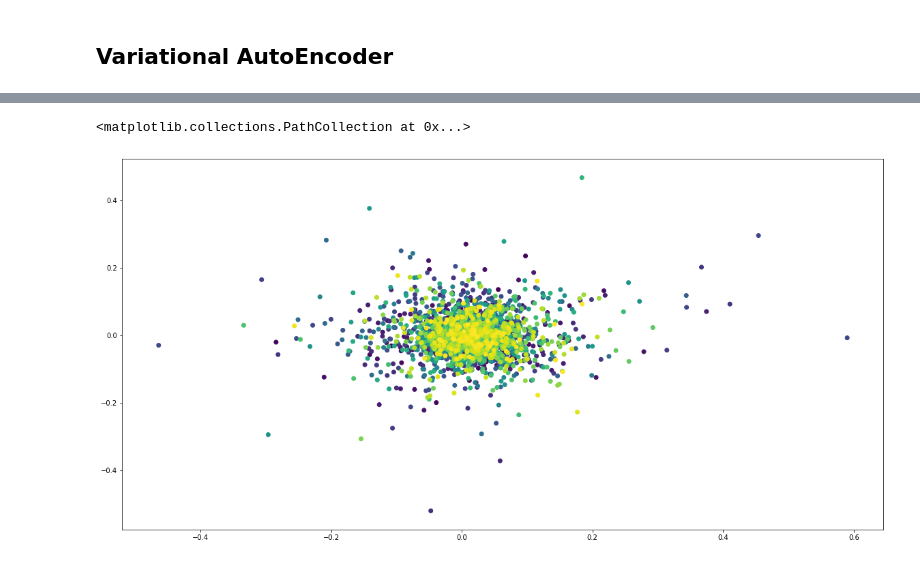
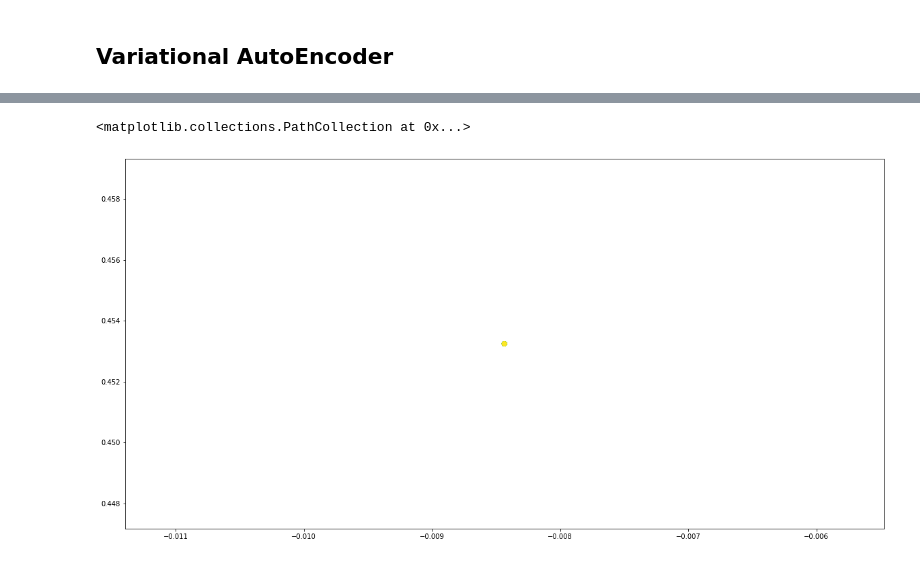
Before and after one commit to cyang389/JointTI, a Jupyter notebook: integration.ipynb, the cells around one changed output, grey strips where cells are left out. Saved outputs shown, nothing was run; the diff lists cells and outputs as text; code cells hidden in the pictures.

```diff
--- a/integration.ipynb
+++ b/integration.ipynb
@@ -187,9 +196,11 @@ def train_ae(model, lamb = 1, similarity = "DPT"):
 def test(model):
     data_loader_test = DataLoader(dataset, batch_size=len(dataset),shuffle=False)
     for data in data_loader_test:
-        _, _, z = model(torch.FloatTensor(data['ATAC']).to(device), data['RNA'].to(device))
+        recon_atac, recon_rna, z = model(torch.FloatTensor(data['ATAC']).to(device), data['RNA'].to(device))
     z = z.detach().cpu().numpy()
-    return z
+    r1 = F.mse_loss(torch.FloatTensor(atac).to(device), recon_atac).item()
+    r2 = F.mse_loss(torch.FloatTensor(rna).to(device), recon_rna).item()
+    return z, r1, r2
 # %% [markdown]
 ## AutoEncoder
 Diffusion map as similarity matrix
@@ -243,6 +239,6 @@ Epoch:  20 Total loss: -0.04086280022548573 Recon RNA loss:  0.01911307627032625
 # %%
-z = test(model_ae)
+z, l1, l2 = test(model_ae)
 fig = plt.figure(figsize = (20,10))
 ax = fig.add_subplot()
 ax.scatter(z[:,0], z[:,1], c=np.arange(rna.shape[0]))
-z
+print("atac recon loss: ", l1, "rna recon loss", l2)
@@ -326,12 +318,27 @@ def train_vae(model, lamb = 1, similarity = "DPT"):
+# %%
+def test_vae(model):
+    model.eval()
+
+    data_loader_test = DataLoader(testset, batch_size=len(dataset),shuffle=False)
+    for data in data_loader_test:
+        recon_atac, recon_rna, z, logvarz, muz = model(torch.FloatTensor(data['ATAC']).to(device), data['RNA'].to(device))
+    z = z.detach().cpu().numpy()
+    muz = muz.detach().cpu().numpy()
+    logvarz = logvarz.detach().cpu().numpy()
+    r1 = F.mse_loss(torch.FloatTensor(atac).to(device), recon_atac).item()
+    r2 = F.mse_loss(torch.FloatTensor(rna).to(device), recon_rna).item()
+
+    return z, r1, r2, logvarz, muz
 # %%
-data_loader = DataLoader(dataset, shuffle=True, batch_size=32)
+data_loader = DataLoader(testset, shuffle=True, batch_size=32)
 
-model_vae = model.vae.VAE(in_channels_atac=1000, in_channels_rna=rna.shape[1], latent_channels_atac=8, latent_channels_rna=8, latent_channels_z=2).to(device)
-optimizer = torch.optim.Adam(model.parameters(), lr=1e-4, weight_decay=0.01)
+model_vae = VAE(in_channels_atac=atac.shape[1], in_channels_rna=rna.shape[1], latent_channels_atac=32, latent_channels_rna=32, latent_channels_z=2).to(device)
+optimizer = torch.optim.Adam(model_vae.parameters(), lr=1e-4, weight_decay=0.01)
 
-for epoch in range(0, 51):
+for epoch in range(0, 151):
 
-    loss = train_vae(model, lamb = 1-, similarity = "DPT")
+    loss, l1, l2, l3, l4, l5 = train_vae(model_vae, lamb = 100, beta=0.01, similarity = "DPT")
     if epoch % 10 == 0:
-        print("Epoch: ", epoch, "loss:", loss)
+        log = "Epoch: {:03d}, Total loss: {:.5f}, Recon RNA loss: {:.5f}, Recon ATAC loss {:.5f}, Dist RNA loss {:.5f}, Dist ATAC loss {:.5f}, KL loss: {:.5f}"
+        print(log.format(epoch, loss, l1, l2, l3, l4, l5))
 # %% [output]
@@ -344,8 +361,8 @@ Epoch:  50 loss: 0.035296485262447934
 # %%
-z = test(model_vae)
+z, _, _, logvarz, muz = test_vae(model_vae)
 fig = plt.figure(figsize = (20,10))
 ax = fig.add_subplot()
 ax.scatter(z[:,0], z[:,1], c=np.arange(rna.shape[0]))
 # %% [output]
 <matplotlib.collections.PathCollection at 0x...>
-[figure, old version]
+[figure, new version]
```
Also changed, not shown: parts of 15 cells of this notebook, 4 other files.
